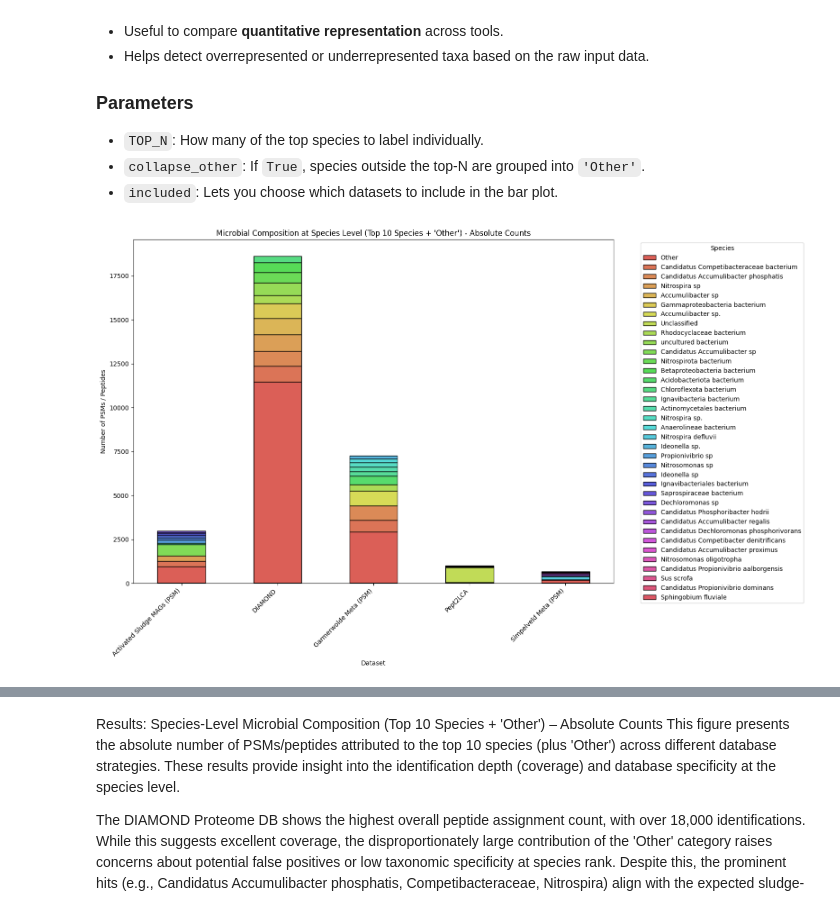
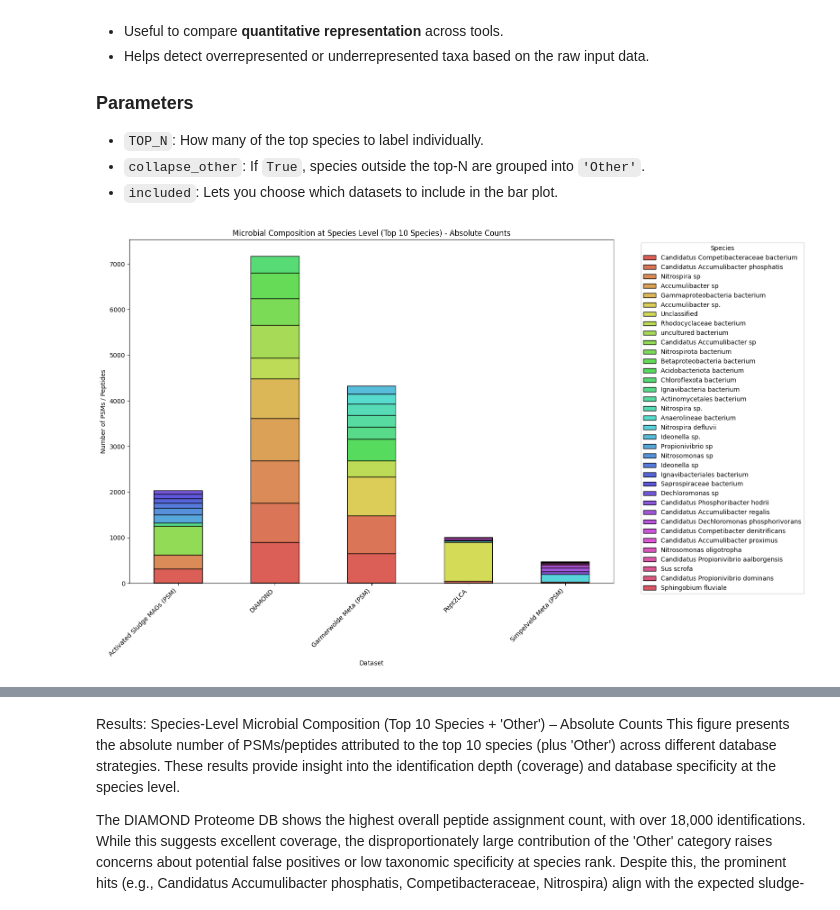
Before and after one commit to Asciilator/Peptide_identification_with_custom_database, a Jupyter notebook: Community_comparisons/Composition_plots.ipynb, the cells around one changed output, grey strips where cells are left out. Saved outputs shown, nothing was run; the diff lists cells and outputs as text; code cells hidden in the pictures.

```diff
--- a/Community_comparisons/Composition_plots.ipynb
+++ b/Community_comparisons/Composition_plots.ipynb
@@ -695,7 +695,7 @@ import seaborn as sns
 
 # === Settings ===
 TOP_N = 10
-collapse_other = True
+collapse_other = False
 
 # === Define input directory ===
 community_dir = base_path / "Community_comparisons"
@@ -775,31 +775,31 @@ plot_data = pd.concat([
 # === Pivot and sort species columns by total count ===
 pivot = plot_data.pivot_table(index="Dataset", columns="Species", values="Count", fill_value=0)
 sorted_species = pivot.sum(axis=0).sort_values(ascending=False).index
 pivot = pivot[sorted_species]
 
 # === Generate visually distinct colors ===
 n_species = len(pivot.columns)
 distinct_colors = sns.color_palette("hls", n_species)
 
 # === Create plot ===
 fig, ax = plt.subplots(figsize=(16, 10))
 
 pivot.plot(
     kind='bar',
     stacked=True,
     edgecolor='black',
     ax=ax,
     color=distinct_colors  # Ensure each species is visually distinct
 )
 
 # === Format plot ===
 ax.set_ylabel("Number of PSMs / Peptides")
 title_scope = f"Top {TOP_N} Species" + (" + 'Other'" if collapse_other else "")
 ax.set_title(f"Microbial Composition at Species Level ({title_scope}) - Absolute Counts")
 ax.set_xticklabels(ax.get_xticklabels(), rotation=45, ha="right")
 ax.legend(title="Species", bbox_to_anchor=(1.05, 1), loc="upper left")
 
 plt.tight_layout()
 plt.show()
 # %% [output]
-[figure, old version]
+[figure, new version]
```
Also changed, not shown: parts of 1 cell of this notebook, 14 other files.
